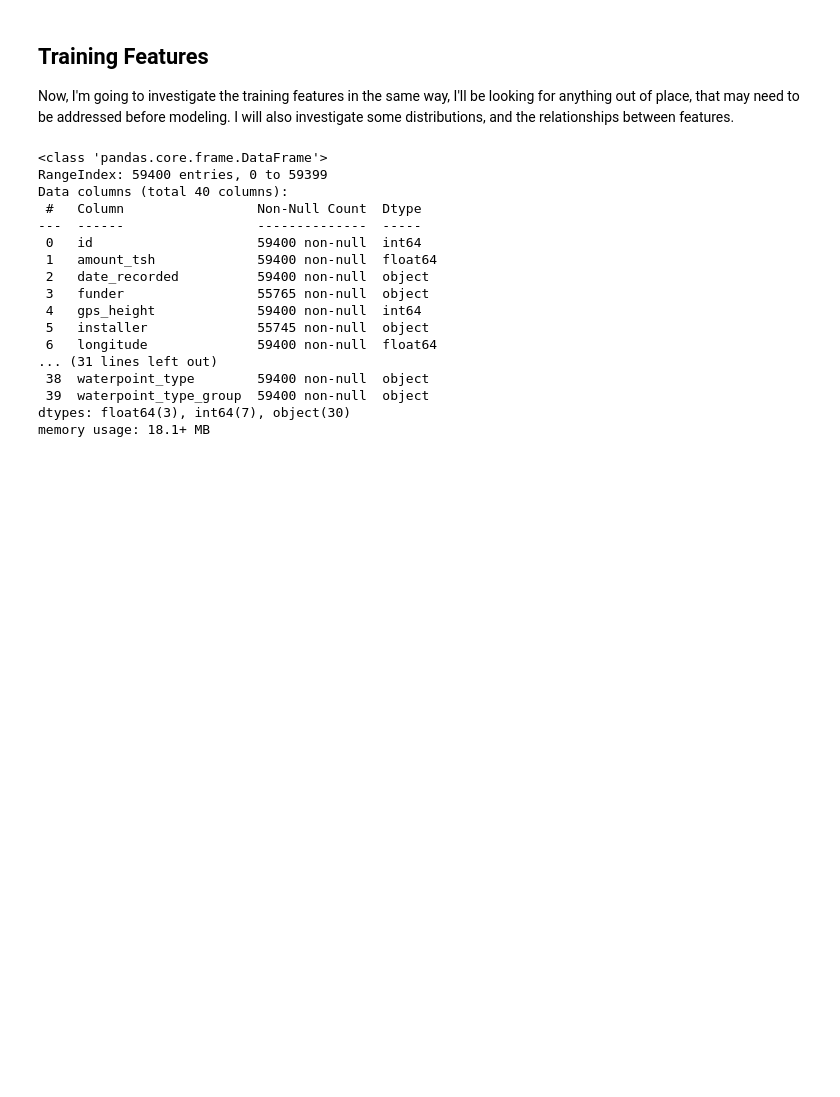
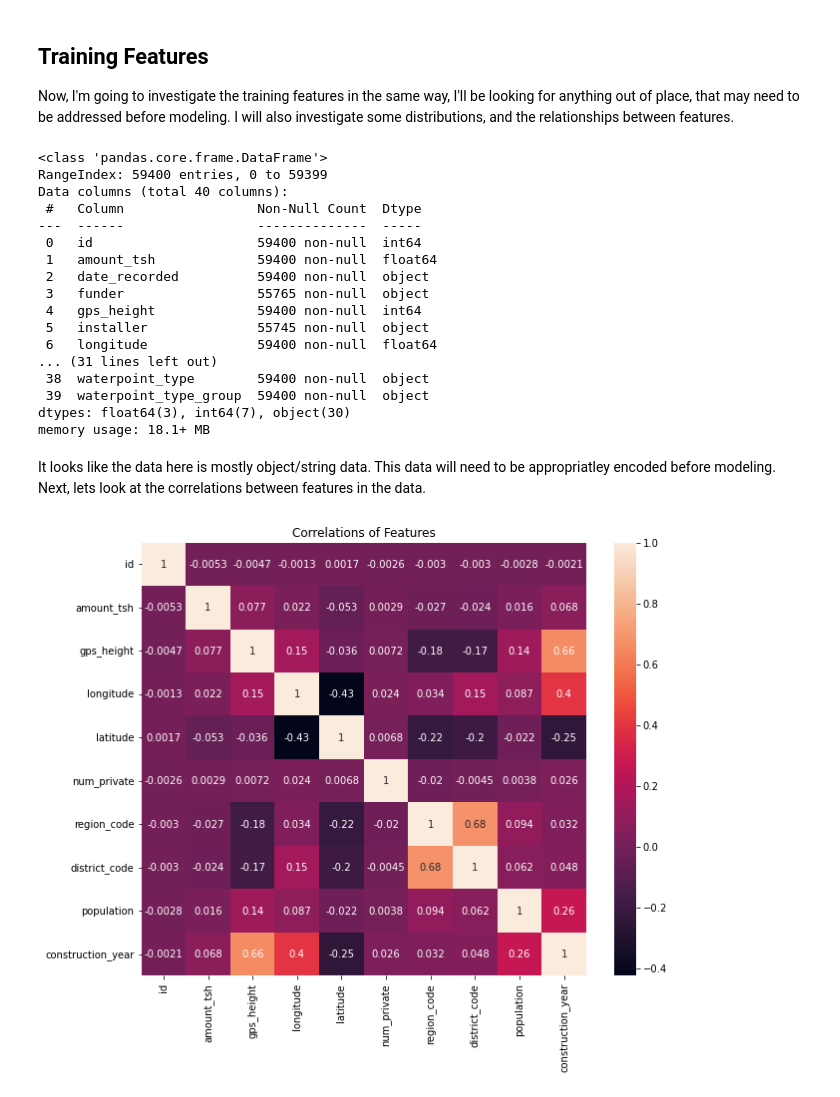
Before and after one commit to austint1121/WaterPumpPrediction, a Jupyter notebook: EDA.ipynb, the cells around one changed output. Saved outputs shown, nothing was run; the diff lists cells and outputs as text; code cells hidden in the pictures; blank space fills up the shorter version.

Commit message:
Added section exploring correlations of features

```diff
--- a/EDA.ipynb
+++ b/EDA.ipynb
@@ -79,3 +79,14 @@ Data columns (total 40 columns):
  39  waterpoint_type_group  59400 non-null  object
 dtypes: float64(3), int64(7), object(30)
 memory usage: 18.1+ MB
+# %% [markdown]
+It looks like the data here is mostly object/string data. This data will need to be appropriatley encoded before modeling. Next, lets look at the correlations between features in the data.
+# %%
+# Create figure and axis
+fig, ax = plt.subplots(figsize = (10, 8))
+
+# Create heatmap
+feature_heat = sns.heatmap(X_train.corr(), annot=True, ax=ax)
+feature_heat.set(title='Correlations of Features');
+# %% [output]
+[figure, added]
```
Also changed, not shown: parts of 4 cells of this notebook.
